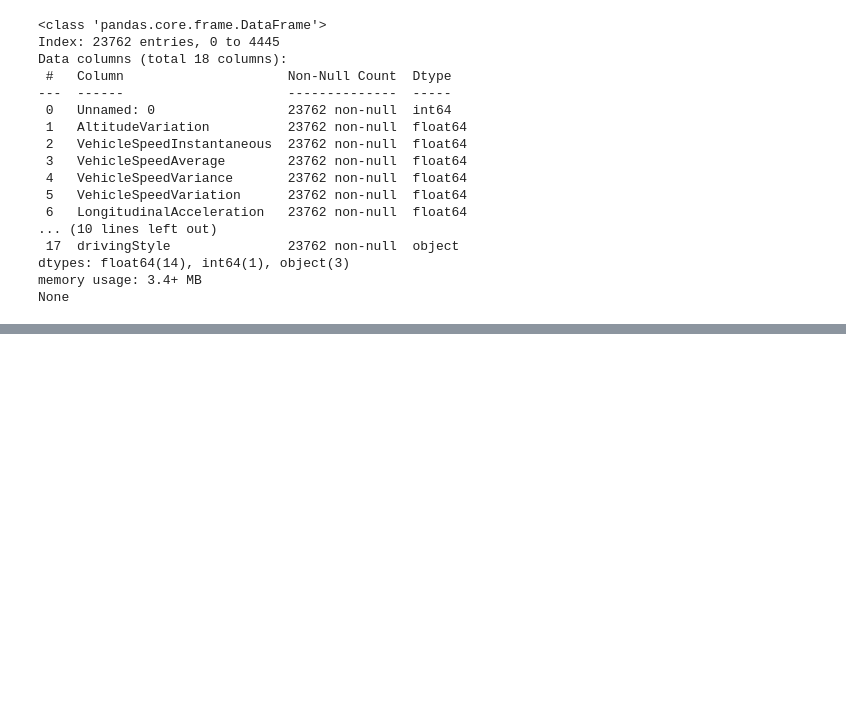
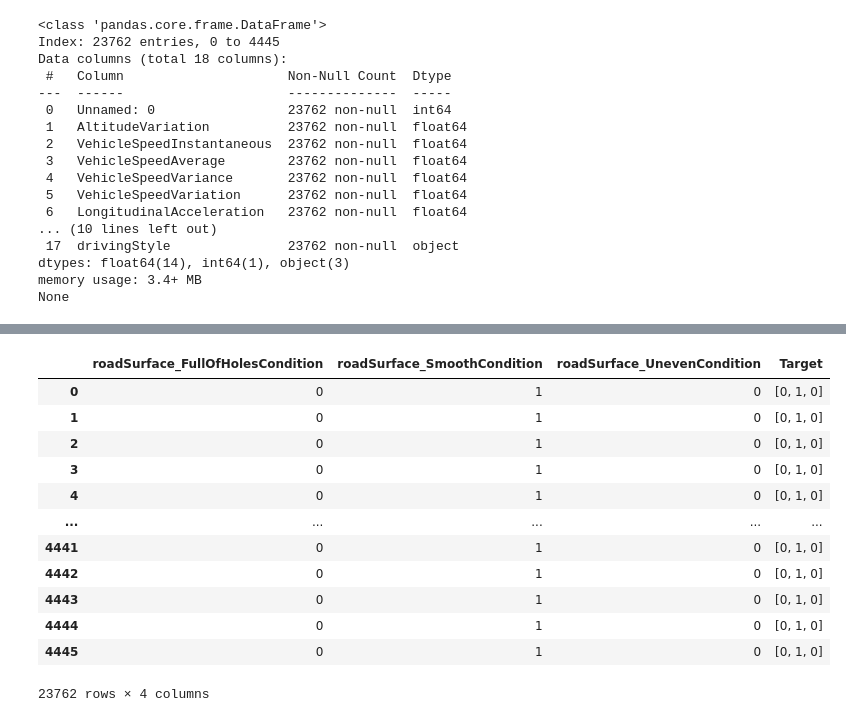
Before and after one commit to benfitzgerald23/ML-Classification-Assignment, a Jupyter notebook: Machine Learning Group Project.ipynb, the cells around one changed output, grey strips where cells are left out. Cells and saved outputs as stored; diff of their text form; code cells hidden in the pictures; blank space fills up the shorter version.

```diff
--- a/Machine Learning Group Project.ipynb
+++ b/Machine Learning Group Project.ipynb
@@ -51,0 +105,17 @@ None
+# %%
+one_hot_encoding['Target']= one_hot_encoding.values.tolist()
+one_hot_encoding
+# %% [output]
+|  | roadSurface_FullOfHolesCondition | roadSurface_SmoothCondition | roadSurface_UnevenCondition | Target |
+| 0 | 0 | 1 | 0 | [0, 1, 0] |
+| 1 | 0 | 1 | 0 | [0, 1, 0] |
+| 2 | 0 | 1 | 0 | [0, 1, 0] |
+| 3 | 0 | 1 | 0 | [0, 1, 0] |
+| 4 | 0 | 1 | 0 | [0, 1, 0] |
+| ... | ... | ... | ... | ... |
+| 4441 | 0 | 1 | 0 | [0, 1, 0] |
+| 4442 | 0 | 1 | 0 | [0, 1, 0] |
+| 4443 | 0 | 1 | 0 | [0, 1, 0] |
+| 4444 | 0 | 1 | 0 | [0, 1, 0] |
+| 4445 | 0 | 1 | 0 | [0, 1, 0] |
+23762 rows × 4 columns
```
Also changed, not shown: parts of 8 cells of this notebook.
